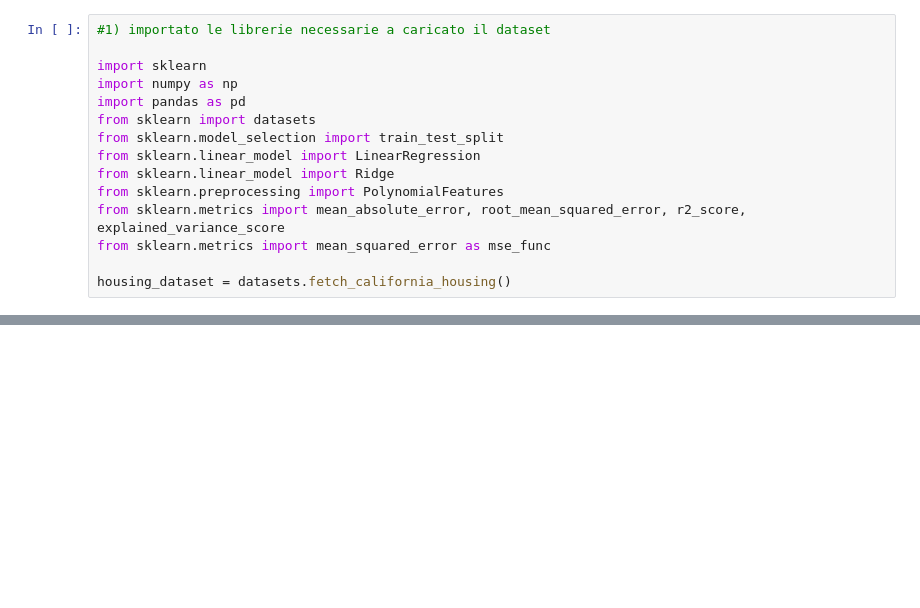
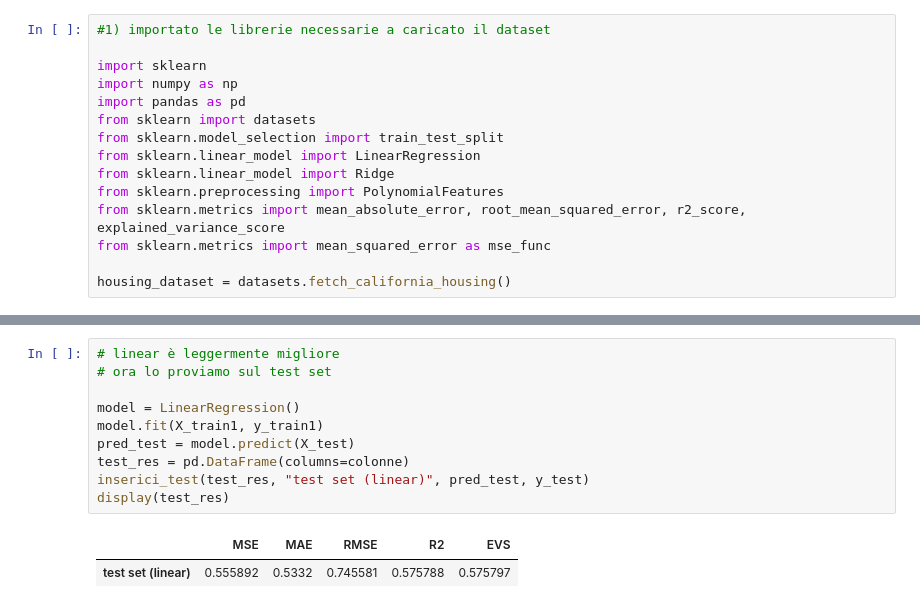
Before and after one commit to Andrew-brgl/ML, a Jupyter notebook: UNIVR_ML_Lab02_regression.ipynb, the cells around one changed output, grey strips where cells are left out. Saved outputs shown, nothing was run; the diff lists cells and outputs as text; blank space fills up the shorter version.

```diff
--- a/UNIVR_ML_Lab02_regression.ipynb
+++ b/UNIVR_ML_Lab02_regression.ipynb
@@ -342,0 +356,13 @@ risultati finale con la media
+# %%
+# linear è leggermente migliore
+# ora lo proviamo sul test set
+
+model = LinearRegression()
+model.fit(X_train1, y_train1)
+pred_test = model.predict(X_test)
+test_res = pd.DataFrame(columns=colonne)
+inserici_test(test_res, "test set (linear)", pred_test, y_test)
+display(test_res)
+# %% [output]
+|  | MSE | MAE | RMSE | R2 | EVS |
+| test set (linear) | 0.555892 | 0.5332 | 0.745581 | 0.575788 | 0.575797 |
```
Also changed, not shown: parts of 3 cells of this notebook.
